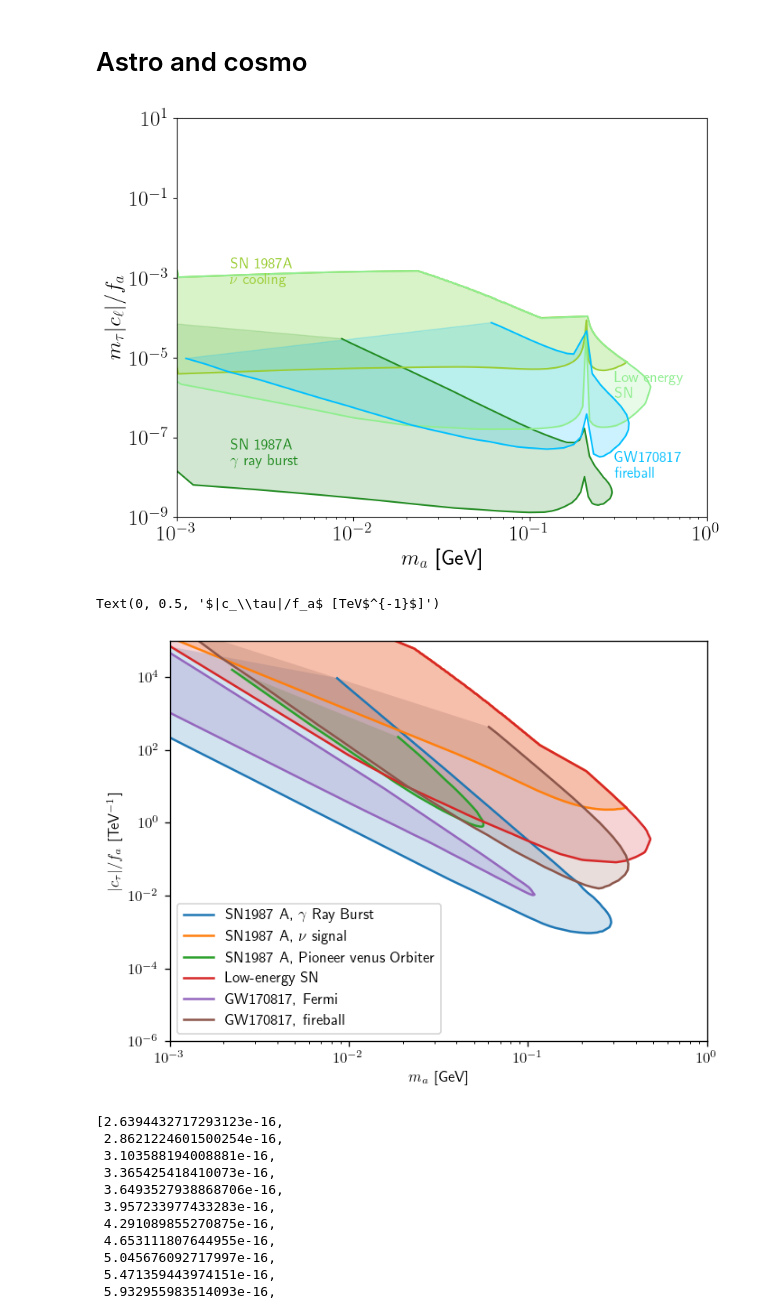
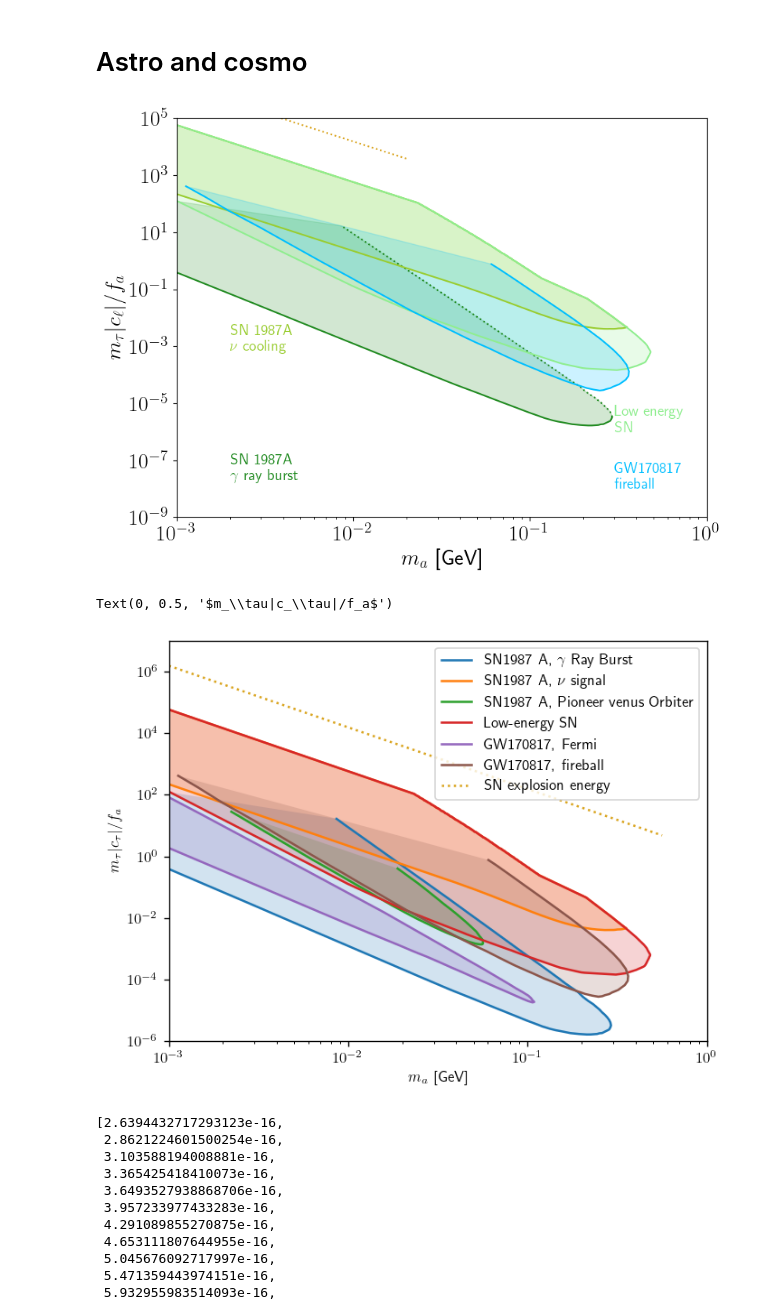
Before and after one commit to Jorge-Alda/tauALPs, a Jupyter notebook: ALP/astro_cosmo/astro_cosmo.ipynb, the cells around one changed output. Cells and saved outputs as stored; diff of their text form; code cells hidden in the pictures.

Commit message:
Dotted lines for trapping regime in astro

```diff
--- a/ALP/astro_cosmo/astro_cosmo.ipynb
+++ b/ALP/astro_cosmo/astro_cosmo.ipynb
@@ -55,35 +65,38 @@ def Cgammagamma(ma, mlep, cgg0=0):
 # %%
 plt.figure(figsize=(8, 6))
 
-plt.loglog(df_sn_gamma['ma_eV']*1e-9, [mtau*df_sn_gamma['g_gamma'][i]/np.abs(Cgammagamma(df_sn_gamma['ma_eV'][i]*1e-9, [me, mmu, mtau])) for i in df_sn_gamma.index], label=r'SN1987 A, $\gamma$ Ray Burst', c='forestgreen')
-plt.fill(df_sn_gamma['ma_eV']*1e-9, [mtau*df_sn_gamma['g_gamma'][i]/np.abs(Cgammagamma(df_sn_gamma['ma_eV'][i]*1e-9, [me, mmu, mtau])) for i in df_sn_gamma.index], alpha=0.2, c='forestgreen')
+plt.loglog(df_sn_gamma_low['ma_eV']*1e-9, [mtau*df_sn_gamma_low['g_gamma'][i]/np.abs(Cgammagamma(df_sn_gamma_low['ma_eV'][i]*1e-9, [mtau])) for i in df_sn_gamma_low.index], label=r'SN1987 A, $\gamma$ Ray Burst', c='forestgreen')
+plt.loglog(df_sn_gamma_high['ma_eV']*1e-9, [mtau*df_sn_gamma_high['g_gamma'][i]/np.abs(Cgammagamma(df_sn_gamma_high['ma_eV'][i]*1e-9, [mtau])) for i in df_sn_gamma_high.index], ls='dotted', c='forestgreen')
+plt.fill(df_sn_gamma_tot['ma_eV']*1e-9, [mtau*df_sn_gamma_tot['g_gamma'][i]/np.abs(Cgammagamma(df_sn_gamma_tot['ma_eV'][i]*1e-9, [mtau])) for i in df_sn_gamma_tot.index], alpha=0.2, c='forestgreen')
 plt.annotate('SN 1987A\n'+r'$\gamma$ ray burst', (2e-3, 2e-8), fontsize=14, color='forestgreen')
 
-plt.loglog(df_sn_nu['ma_eV']*1e-9, [mtau*df_sn_nu['g_gamma'][i]/np.abs(Cgammagamma(df_sn_nu['ma_eV'][i]*1e-9, [me, mmu, mtau])) for i in df_sn_nu.index], label=r'SN1987 A, $\nu$ cooling', c='yellowgreen')
-plt.fill(df_sn_nu['ma_eV']*1e-9, [mtau*df_sn_nu['g_gamma'][i]/np.abs(Cgammagamma(df_sn_nu['ma_eV'][i]*1e-9, [me, mmu, mtau])) for i in df_sn_nu.index], alpha=0.2, c='yellowgreen')
+plt.loglog(df_sn_nu['ma_eV']*1e-9, [mtau*df_sn_nu['g_gamma'][i]/np.abs(Cgammagamma(df_sn_nu['ma_eV'][i]*1e-9, [mtau])) for i in df_sn_nu.index], label=r'SN1987 A, $\nu$ cooling', c='yellowgreen')
+plt.fill(df_sn_nu['ma_eV']*1e-9, [mtau*df_sn_nu['g_gamma'][i]/np.abs(Cgammagamma(df_sn_nu['ma_eV'][i]*1e-9, [mtau])) for i in df_sn_nu.index], alpha=0.2, c='yellowgreen')
 plt.annotate('SN 1987A\n'+r'$\nu$ cooling', (2e-3, 7e-4), fontsize=14, color='yellowgreen')
 
 #plt.loglog(df_sn_pvo['ma_eV']*1e-9, [1000*df_sn_pvo['g_gamma'][i]/np.abs(Cgammagamma(df_sn_pvo['ma_eV'][i]*1e-9, [me, mmu, mtau])) for i in df_sn_pvo.index], label='SN1987 A, Pioneer venus Orbiter')
 #plt.fill(df_sn_pvo['ma_eV']*1e-9, [1000*df_sn_pvo['g_gamma'][i]/np.abs(Cgammagamma(df_sn_pvo['ma_eV'][i]*1e-9, [me, mmu, mtau])) for i in df_sn_pvo.index], alpha=0.2)
 
-plt.loglog(df_sne['ma_eV']*1e-9, [mtau*df_sne['g_gamma'][i]/np.abs(Cgammagamma(df_sne['ma_eV'][i]*1e-9, [me, mmu, mtau])) for i in df_sne.index], label='Low-energy SN', c='lightgreen')
-plt.fill(df_sne['ma_eV']*1e-9, [mtau*df_sne['g_gamma'][i]/np.abs(Cgammagamma(df_sne['ma_eV'][i]*1e-9, [me, mmu, mtau])) for i in df_sne.index], alpha=0.2, c='lightgreen')
+plt.loglog(df_sne['ma_eV']*1e-9, [mtau*df_sne['g_gamma'][i]/np.abs(Cgammagamma(df_sne['ma_eV'][i]*1e-9, [mtau])) for i in df_sne.index], label='Low-energy SN', c='lightgreen')
+plt.fill(df_sne['ma_eV']*1e-9, [mtau*df_sne['g_gamma'][i]/np.abs(Cgammagamma(df_sne['ma_eV'][i]*1e-9, [mtau])) for i in df_sne.index], alpha=0.2, c='lightgreen')
 plt.annotate('Low energy\nSN', (3e-1, 1e-6), fontsize=14, color='lightgreen')
 
 #plt.loglog(df_gw_fermi['ma_eV']*1e-9, [1000*df_gw_fermi['g_gamma'][i]/np.abs(Cgammagamma(df_gw_fermi['ma_eV'][i]*1e-9, [me, mmu, mtau])) for i in df_gw_fermi.index], label='GW170817, Fermi')
 #plt.fill(df_gw_fermi['ma_eV']*1e-9, [1000*df_gw_fermi['g_gamma'][i]/np.abs(Cgammagamma(df_gw_fermi['ma_eV'][i]*1e-9, [me, mmu, mtau])) for i in df_gw_fermi.index], alpha=0.2)
-plt.loglog(df_gw_fireball['ma_eV']*1e-9, [mtau*df_gw_fireball['g_gamma'][i]/np.abs(Cgammagamma(df_gw_fireball['ma_eV'][i]*1e-9, [me, mmu, mtau])) for i in df_gw_fireball.index], label='GW170817, fireball', c='deepskyblue')
-plt.fill(df_gw_fireball['ma_eV']*1e-9, [mtau*df_gw_fireball['g_gamma'][i]/np.abs(Cgammagamma(df_gw_fireball['ma_eV'][i]*1e-9, [me, mmu, mtau])) for i in df_gw_fireball.index], alpha=0.2, c='deepskyblue')
+plt.loglog(df_gw_fireball['ma_eV']*1e-9, [mtau*df_gw_fireball['g_gamma'][i]/np.abs(Cgammagamma(df_gw_fireball['ma_eV'][i]*1e-9, [mtau])) for i in df_gw_fireball.index], label='GW170817, fireball', c='deepskyblue')
+plt.fill(df_gw_fireball['ma_eV']*1e-9, [mtau*df_gw_fireball['g_gamma'][i]/np.abs(Cgammagamma(df_gw_fireball['ma_eV'][i]*1e-9, [mtau])) for i in df_gw_fireball.index], alpha=0.2, c='deepskyblue')
 plt.annotate('GW170817\nfireball', (3e-1, 1e-8), fontsize=14, color='deepskyblue')
 #plt.plot(sn1987a['ma_GeV'], sn1987a['gae_sup']/(me/1e3), label=r'SN1987 A, $e^-$ cooling')
 #plt.plot(sn1987a['ma_GeV'], sn1987a['gae_inf']/(me/1e3), c='tab:pink')
 #plt.fill_between(sn1987a['ma_GeV'], sn1987a['gae_sup']/(me/1e3), sn1987a['gae_inf']/(me/1e3), alpha=0.2)
 
+plt.loglog(np.logspace(-3, -1.7), [mtau*5.3e-5/np.abs(Cgammagamma(ma, [mtau])) for ma in np.logspace(-3, -1.7)], ls='dotted', c='goldenrod')
+
 ax = plt.gca()
 ax.set_xscale('log')
 ax.set_yscale('log')
 plt.xlim(1e-3, 1)
-plt.ylim(1e-9, 10)
+plt.ylim(1e-9, 1e5)
 #plt.legend()
 plt.xlabel(r'$m_a$ [GeV]', fontsize=20)
 plt.ylabel(r'$m_\tau|c_\ell|/f_a$', fontsize=20)
@@ -93,33 +106,36 @@ plt.yticks(fontsize=20)
 plt.tight_layout(pad=0.5)
 plt.savefig('astro_lfu.pdf')
 # %% [output]
-[figure, old version]
+[figure, new version]
 # %%
 plt.figure(dpi=120)
-plt.loglog(df_sn_gamma['ma_eV']*1e-9, [1000*df_sn_gamma['g_gamma'][i]/np.abs(Cgammagamma(df_sn_gamma['ma_eV'][i]*1e-9, [mtau])) for i in df_sn_gamma.index], label=r'SN1987 A, $\gamma$ Ray Burst')
-plt.fill(df_sn_gamma['ma_eV']*1e-9, [1000*df_sn_gamma['g_gamma'][i]/np.abs(Cgammagamma(df_sn_gamma['ma_eV'][i]*1e-9, [mtau])) for i in df_sn_gamma.index], alpha=0.2)
-plt.loglog(df_sn_nu['ma_eV']*1e-9, [1000*df_sn_nu['g_gamma'][i]/np.abs(Cgammagamma(df_sn_nu['ma_eV'][i]*1e-9, [mtau])) for i in df_sn_nu.index], label=r'SN1987 A, $\nu$ signal')
-plt.fill(df_sn_nu['ma_eV']*1e-9, [1000*df_sn_nu['g_gamma'][i]/np.abs(Cgammagamma(df_sn_nu['ma_eV'][i]*1e-9, [mtau])) for i in df_sn_nu.index], alpha=0.2)
-plt.loglog(df_sn_pvo['ma_eV']*1e-9, [1000*df_sn_pvo['g_gamma'][i]/np.abs(Cgammagamma(df_sn_pvo['ma_eV'][i]*1e-9, [mtau])) for i in df_sn_pvo.index], label='SN1987 A, Pioneer venus Orbiter')
-plt.fill(df_sn_pvo['ma_eV']*1e-9, [1000*df_sn_pvo['g_gamma'][i]/np.abs(Cgammagamma(df_sn_pvo['ma_eV'][i]*1e-9, [mtau])) for i in df_sn_pvo.index], alpha=0.2)
-plt.loglog(df_sne['ma_eV']*1e-9, [1000*df_sne['g_gamma'][i]/np.abs(Cgammagamma(df_sne['ma_eV'][i]*1e-9, [mtau])) for i in df_sne.index], label='Low-energy SN')
-plt.fill(df_sne['ma_eV']*1e-9, [1000*df_sne['g_gamma'][i]/np.abs(Cgammagamma(df_sne['ma_eV'][i]*1e-9, [mtau])) for i in df_sne.index], alpha=0.2)
-plt.loglog(df_gw_fermi['ma_eV']*1e-9, [1000*df_gw_fermi['g_gamma'][i]/np.abs(Cgammagamma(df_gw_fermi['ma_eV'][i]*1e-9, [mtau])) for i in df_gw_fermi.index], label='GW170817, Fermi')
-plt.fill(df_gw_fermi['ma_eV']*1e-9, [1000*df_gw_fermi['g_gamma'][i]/np.abs(Cgammagamma(df_gw_fermi['ma_eV'][i]*1e-9, [mtau])) for i in df_gw_fermi.index], alpha=0.2)
-plt.loglog(df_gw_fireball['ma_eV']*1e-9, [1000*df_gw_fireball['g_gamma'][i]/np.abs(Cgammagamma(df_gw_fireball['ma_eV'][i]*1e-9, [mtau])) for i in df_gw_fireball.index], label='GW170817, fireball')
-plt.fill(df_gw_fireball['ma_eV']*1e-9, [1000*df_gw_fireball['g_gamma'][i]/np.abs(Cgammagamma(df_gw_fireball['ma_eV'][i]*1e-9, [mtau])) for i in df_gw_fireball.index], alpha=0.2)
+plt.loglog(df_sn_gamma['ma_eV']*1e-9, [mtau*df_sn_gamma['g_gamma'][i]/np.abs(Cgammagamma(df_sn_gamma['ma_eV'][i]*1e-9, [mtau])) for i in df_sn_gamma.index], label=r'SN1987 A, $\gamma$ Ray Burst')
+plt.fill(df_sn_gamma['ma_eV']*1e-9, [mtau*df_sn_gamma['g_gamma'][i]/np.abs(Cgammagamma(df_sn_gamma['ma_eV'][i]*1e-9, [mtau])) for i in df_sn_gamma.index], alpha=0.2)
+plt.loglog(df_sn_nu['ma_eV']*1e-9, [mtau*df_sn_nu['g_gamma'][i]/np.abs(Cgammagamma(df_sn_nu['ma_eV'][i]*1e-9, [mtau])) for i in df_sn_nu.index], label=r'SN1987 A, $\nu$ signal')
+plt.fill(df_sn_nu['ma_eV']*1e-9, [mtau*df_sn_nu['g_gamma'][i]/np.abs(Cgammagamma(df_sn_nu['ma_eV'][i]*1e-9, [mtau])) for i in df_sn_nu.index], alpha=0.2)
+plt.loglog(df_sn_pvo['ma_eV']*1e-9, [mtau*df_sn_pvo['g_gamma'][i]/np.abs(Cgammagamma(df_sn_pvo['ma_eV'][i]*1e-9, [mtau])) for i in df_sn_pvo.index], label='SN1987 A, Pioneer venus Orbiter')
+plt.fill(df_sn_pvo['ma_eV']*1e-9, [mtau*df_sn_pvo['g_gamma'][i]/np.abs(Cgammagamma(df_sn_pvo['ma_eV'][i]*1e-9, [mtau])) for i in df_sn_pvo.index], alpha=0.2)
+plt.loglog(df_sne['ma_eV']*1e-9, [mtau*df_sne['g_gamma'][i]/np.abs(Cgammagamma(df_sne['ma_eV'][i]*1e-9, [mtau])) for i in df_sne.index], label='Low-energy SN')
+plt.fill(df_sne['ma_eV']*1e-9, [mtau*df_sne['g_gamma'][i]/np.abs(Cgammagamma(df_sne['ma_eV'][i]*1e-9, [mtau])) for i in df_sne.index], alpha=0.2)
+plt.loglog(df_gw_fermi['ma_eV']*1e-9, [mtau*df_gw_fermi['g_gamma'][i]/np.abs(Cgammagamma(df_gw_fermi['ma_eV'][i]*1e-9, [mtau])) for i in df_gw_fermi.index], label='GW170817, Fermi')
+plt.fill(df_gw_fermi['ma_eV']*1e-9, [mtau*df_gw_fermi['g_gamma'][i]/np.abs(Cgammagamma(df_gw_fermi['ma_eV'][i]*1e-9, [mtau])) for i in df_gw_fermi.index], alpha=0.2)
+plt.loglog(df_gw_fireball['ma_eV']*1e-9, [mtau*df_gw_fireball['g_gamma'][i]/np.abs(Cgammagamma(df_gw_fireball['ma_eV'][i]*1e-9, [mtau])) for i in df_gw_fireball.index], label='GW170817, fireball')
+plt.fill(df_gw_fireball['ma_eV']*1e-9, [mtau*df_gw_fireball['g_gamma'][i]/np.abs(Cgammagamma(df_gw_fireball['ma_eV'][i]*1e-9, [mtau])) for i in df_gw_fireball.index], alpha=0.2)
+
+plt.loglog(np.logspace(-3, -0.25), [mtau*5.3e-5/np.abs(Cgammagamma(ma, [mtau])) for ma in np.logspace(-3, -0.25)], ls='dotted', c='goldenrod', label='SN explosion energy')
+
 
 ax = plt.gca()
 ax.set_xscale('log')
 ax.set_yscale('log')
 plt.xlim(1e-3, 1)
-plt.ylim(1e-6, 1e5)
+plt.ylim(1e-6, 1e7)
 plt.legend()
 plt.xlabel(r'$m_a$ [GeV]')
-plt.ylabel(r'$|c_\tau|/f_a$ [TeV$^{-1}$]')
+plt.ylabel(r'$m_\tau|c_\tau|/f_a$')
 # %% [output]
-Text(0, 0.5, '$|c_\\tau|/f_a$ [TeV$^{-1}$]')
+Text(0, 0.5, '$m_\\tau|c_\\tau|/f_a$')
-[figure, old version]
+[figure, new version]
 # %%
 [c*0.1**2/mtau**2/12 for c in np.logspace(-12, -5, 200)]
 # %% [output]
```
Also changed, not shown: parts of 3 cells of this notebook, 5 other files.
